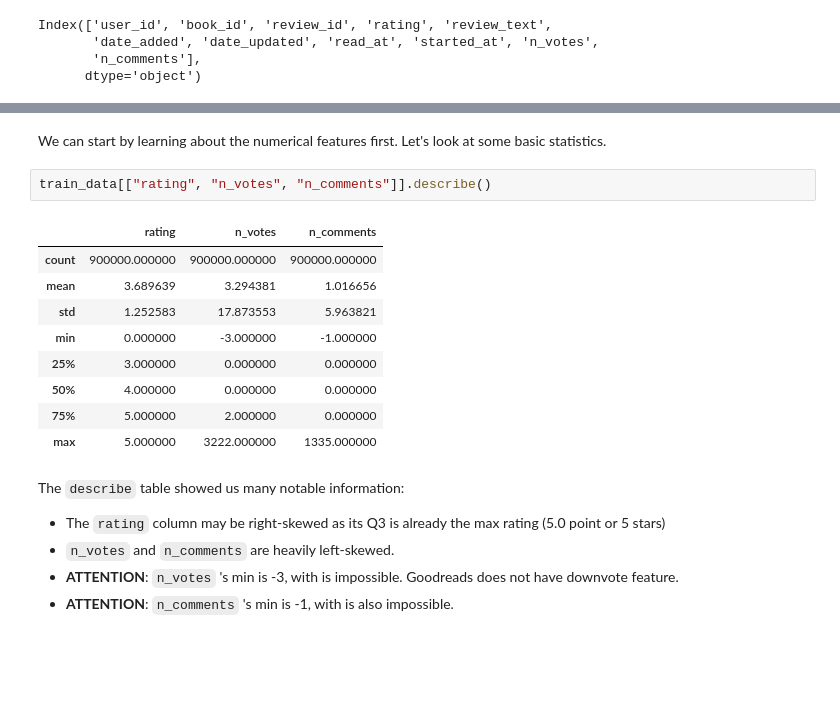
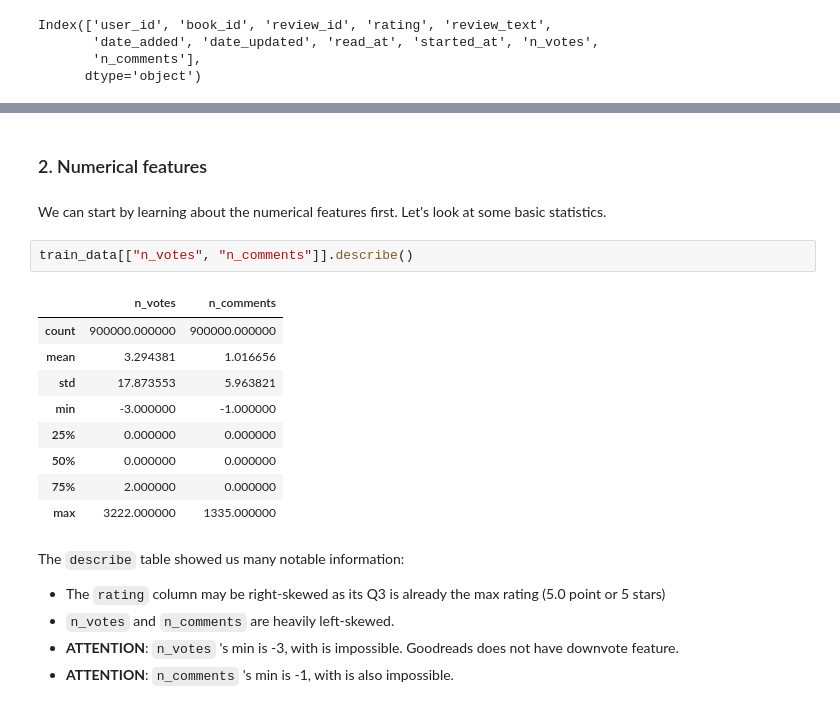
Before and after one commit to th4tkh13m/goodreads-review, a Jupyter notebook: nbs/GoodRead_Reviews.ipynb, the cells around one changed output, grey strips where cells are left out. Cells and saved outputs as stored; diff of their text form; blank space fills up the shorter version.

```diff
--- a/nbs/GoodRead_Reviews.ipynb
+++ b/nbs/GoodRead_Reviews.ipynb
@@ -123,17 +146,19 @@ Based on the columns and the dataset, we can safely assume that there are 2 type
+# %% [markdown]
+### 2. Numerical features
 # %% [markdown]
 We can start by learning about the numerical features first. Let's look at some basic statistics.
 # %%
-train_data[["rating", "n_votes", "n_comments"]].describe()
+train_data[["n_votes", "n_comments"]].describe()
 # %% [output]
-|  | rating | n_votes | n_comments |
-| count | 900000.000000 | 900000.000000 | 900000.000000 |
-| mean | 3.689639 | 3.294381 | 1.016656 |
-| std | 1.252583 | 17.873553 | 5.963821 |
-| min | 0.000000 | -3.000000 | -1.000000 |
-| 25% | 3.000000 | 0.000000 | 0.000000 |
-| 50% | 4.000000 | 0.000000 | 0.000000 |
-| 75% | 5.000000 | 2.000000 | 0.000000 |
-| max | 5.000000 | 3222.000000 | 1335.000000 |
+|  | n_votes | n_comments |
+| count | 900000.000000 | 900000.000000 |
+| mean | 3.294381 | 1.016656 |
+| std | 17.873553 | 5.963821 |
+| min | -3.000000 | -1.000000 |
+| 25% | 0.000000 | 0.000000 |
+| 50% | 0.000000 | 0.000000 |
+| 75% | 2.000000 | 0.000000 |
+| max | 3222.000000 | 1335.000000 |
 # %% [markdown]
 The `describe` table showed us many notable information:
 * The `rating` column may be right-skewed as its Q3 is already the max rating (5.0 point or 5 stars)
```
Also changed, not shown: parts of 43 cells of this notebook, 6 other files.
